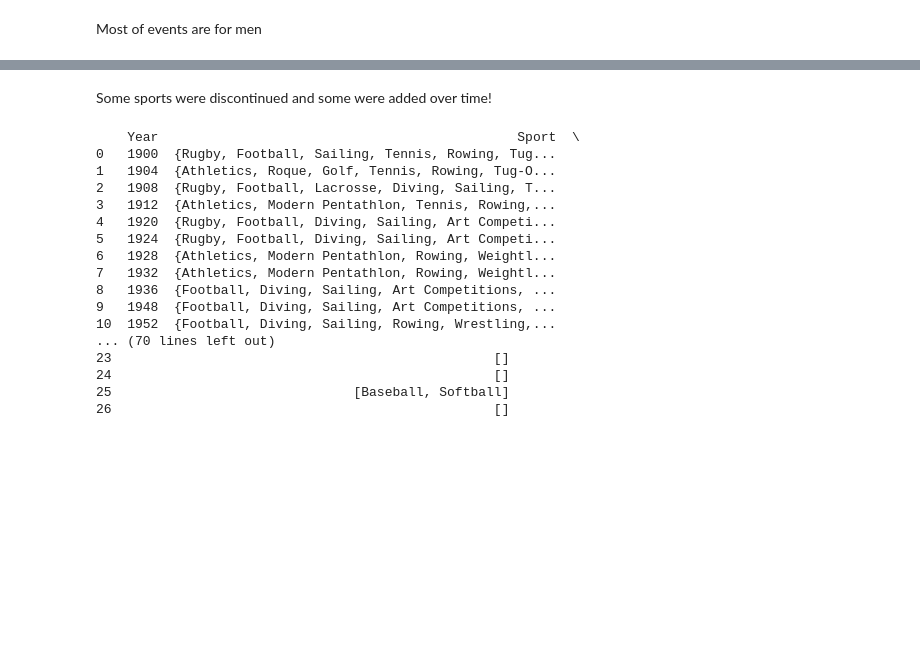
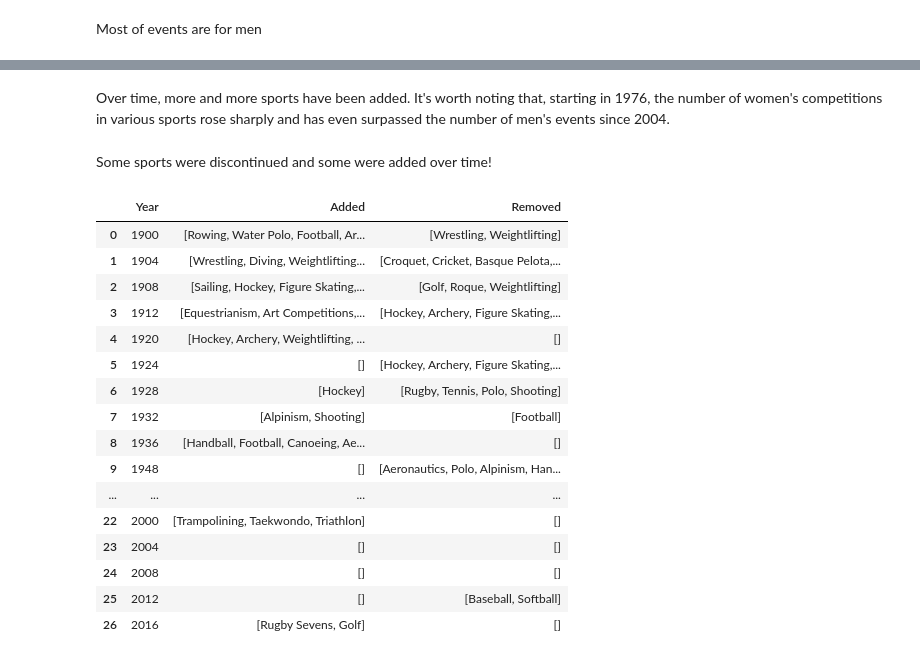
Before and after one commit to MaMut1991/Olympics, a Jupyter notebook: EDA.ipynb, the cells around one changed output, grey strips where cells are left out. Saved outputs shown, nothing was run; the diff lists cells and outputs as text; code cells hidden in the pictures; blank space fills up the shorter version.

```diff
--- a/EDA.ipynb
+++ b/EDA.ipynb
@@ -210,48 +225,50 @@ data
+# %% [markdown]
+Over time, more and more sports have been added. It's worth noting that, starting in 1976, the number of women's competitions in various sports rose sharply and has even surpassed the number of men's events since 2004.
 # %% [markdown]
 Some sports were discontinued and some were added over time!
 # %%
 # Which sports were added and which were discontinued in each year?
 
 sports_changes_over_time = data.groupby('Year')['Sport'].agg(set).reset_index()
 
 changes_list = []
 
 for i in range(1,len(sports_changes_over_time)):
     current_year = sports_changes_over_time.iloc[i]
     previous_year = sports_changes_over_time.iloc[i-1]
 
     # Comparison
     added = current_year['Sport'] - previous_year['Sport']
     removed = previous_year['Sport'] - current_year['Sport']
 
     # Add results in changes_list
     changes_list.append({
         'Year':current_year['Year'],
         'Added': list(added),
         'Removed': list(removed)
     })
 
 # Transform list into dataframe
 changes_df = pd.DataFrame(changes_list)
 
 # Merge dataframes: changes_df -> sports_changes_over_time
-sports_changes_over_time = pd.merge(sports_changes_over_time, changes_df, on='Year', how='inner')
-print(sports_changes_over_time)
+sports_changes_over_time = pd.merge(sports_changes_over_time, changes_df, on='Year', how='left')
+changes_df
 # %% [output]
-    Year                                              Sport  \
-0   1900  {Rugby, Football, Sailing, Tennis, Rowing, Tug...
-1   1904  {Athletics, Roque, Golf, Tennis, Rowing, Tug-O...
-2   1908  {Rugby, Football, Lacrosse, Diving, Sailing, T...
-3   1912  {Athletics, Modern Pentathlon, Tennis, Rowing,...
-4   1920  {Rugby, Football, Diving, Sailing, Art Competi...
-5   1924  {Rugby, Football, Diving, Sailing, Art Competi...
-6   1928  {Athletics, Modern Pentathlon, Rowing, Weightl...
-7   1932  {Athletics, Modern Pentathlon, Rowing, Weightl...
-8   1936  {Football, Diving, Sailing, Art Competitions, ...
-9   1948  {Football, Diving, Sailing, Art Competitions, ...
-10  1952  {Football, Diving, Sailing, Rowing, Wrestling,...
-... (70 lines left out)
-23                                                 []
-24                                                 []
-25                               [Baseball, Softball]
-26                                                 []
+|  | Year | Added | Removed |
+| 0 | 1900 | [Rowing, Water Polo, Football, Ar... | [Wrestling, Weightlifting] |
+| 1 | 1904 | [Wrestling, Diving, Weightlifting... | [Croquet, Cricket, Basque Pelota,... |
+| 2 | 1908 | [Sailing, Hockey, Figure Skating,... | [Golf, Roque, Weightlifting] |
+| 3 | 1912 | [Equestrianism, Art Competitions,... | [Hockey, Archery, Figure Skating,... |
+| 4 | 1920 | [Hockey, Archery, Weightlifting, ... | [] |
+| 5 | 1924 | [] | [Hockey, Archery, Figure Skating,... |
+| 6 | 1928 | [Hockey] | [Rugby, Tennis, Polo, Shooting] |
+| 7 | 1932 | [Alpinism, Shooting] | [Football] |
+| 8 | 1936 | [Handball, Football, Canoeing, Ae... | [] |
+| 9 | 1948 | [] | [Aeronautics, Polo, Alpinism, Han... |
+| ... | ... | ... | ... |
+| 22 | 2000 | [Trampolining, Taekwondo, Triathlon] | [] |
+| 23 | 2004 | [] | [] |
+| 24 | 2008 | [] | [] |
+| 25 | 2012 | [] | [Baseball, Softball] |
+| 26 | 2016 | [Rugby Sevens, Golf] | [] |
```
Also changed, not shown: parts of 16 cells of this notebook, 11 other files.
